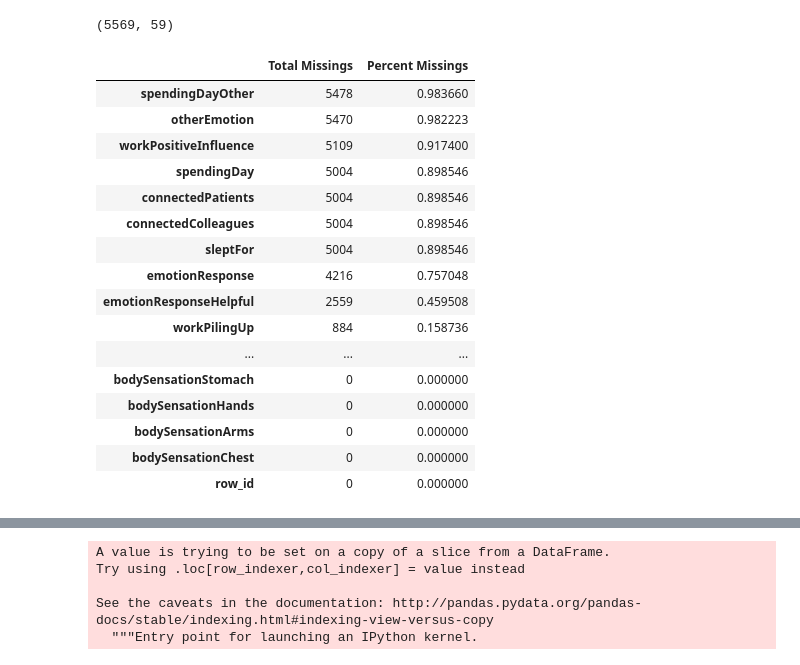
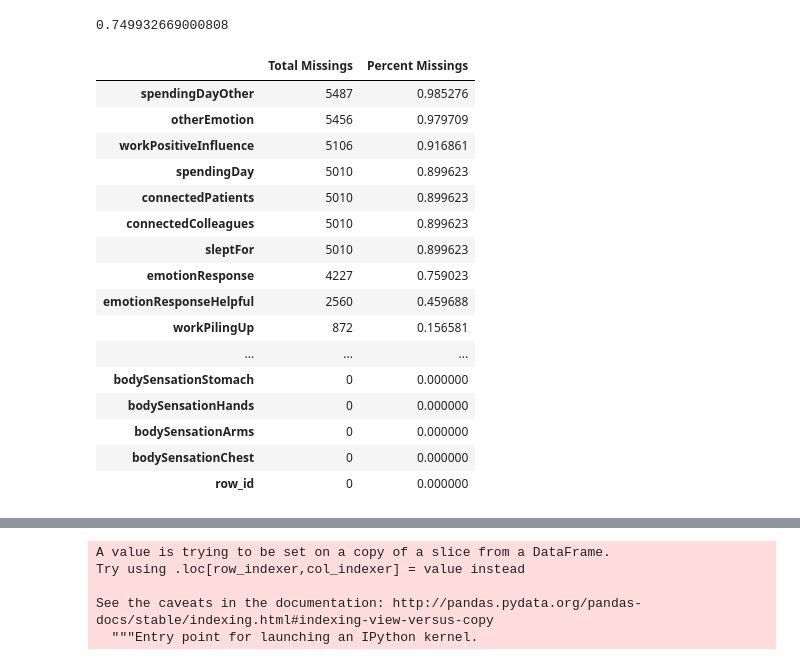
Before and after one commit to monica-oyarzun/capstone, a Jupyter notebook: kMeans_model.ipynb, the cells around one changed output, grey strips where cells are left out. Saved outputs shown, nothing was run; the diff lists cells and outputs as text; code cells hidden in the pictures.

```diff
--- a/kMeans_model.ipynb
+++ b/kMeans_model.ipynb
@@ -17,27 +17,27 @@ public_df = pd.read_csv('data/public-study/EmoTrak-emotrak-2018-04-19T20_50_09.3
 train, test = train_test_split(public_df, shuffle=True)
 # %%
 pd.set_option('display.max_columns', 999)
-# %%
-train.shape
-# %% [output]
-(5569, 59)
+# %%
+len(train)/len(public_df)
+# %% [output]
+0.749932669000808
 # %%
 total = train.isnull().sum().sort_values(ascending = False)
 percent = (train.isnull().sum()/train.isnull().count()).sort_values(ascending = False)
-# missing_data = pd.concat([total, percent], axis=1, keys=['Total Missings', 'Percent Missings'])
+missing_data = pd.concat([total, percent], axis=1, keys=['Total Missings', 'Percent Missings'])
 missing_data
 # %% [output]
 |  | Total Missings | Percent Missings |
-| spendingDayOther | 5478 | 0.983660 |
-| otherEmotion | 5470 | 0.982223 |
-| workPositiveInfluence | 5109 | 0.917400 |
-| spendingDay | 5004 | 0.898546 |
-| connectedPatients | 5004 | 0.898546 |
-| connectedColleagues | 5004 | 0.898546 |
-| sleptFor | 5004 | 0.898546 |
-| emotionResponse | 4216 | 0.757048 |
-| emotionResponseHelpful | 2559 | 0.459508 |
-| workPilingUp | 884 | 0.158736 |
+| spendingDayOther | 5487 | 0.985276 |
+| otherEmotion | 5456 | 0.979709 |
+| workPositiveInfluence | 5106 | 0.916861 |
+| spendingDay | 5010 | 0.899623 |
+| connectedPatients | 5010 | 0.899623 |
+| connectedColleagues | 5010 | 0.899623 |
+| sleptFor | 5010 | 0.899623 |
+| emotionResponse | 4227 | 0.759023 |
+| emotionResponseHelpful | 2560 | 0.459688 |
+| workPilingUp | 872 | 0.156581 |
 | ... | ... | ... |
 | bodySensationStomach | 0 | 0.000000 |
 | bodySensationHands | 0 | 0.000000 |
```
Also changed, not shown: parts of 12 cells of this notebook, 1 other file.
